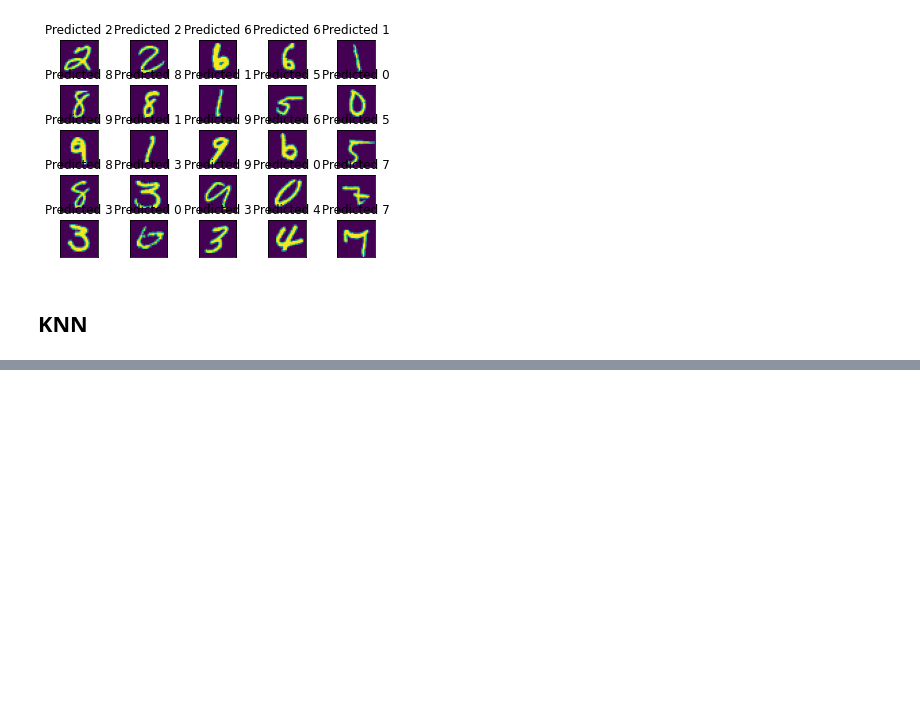
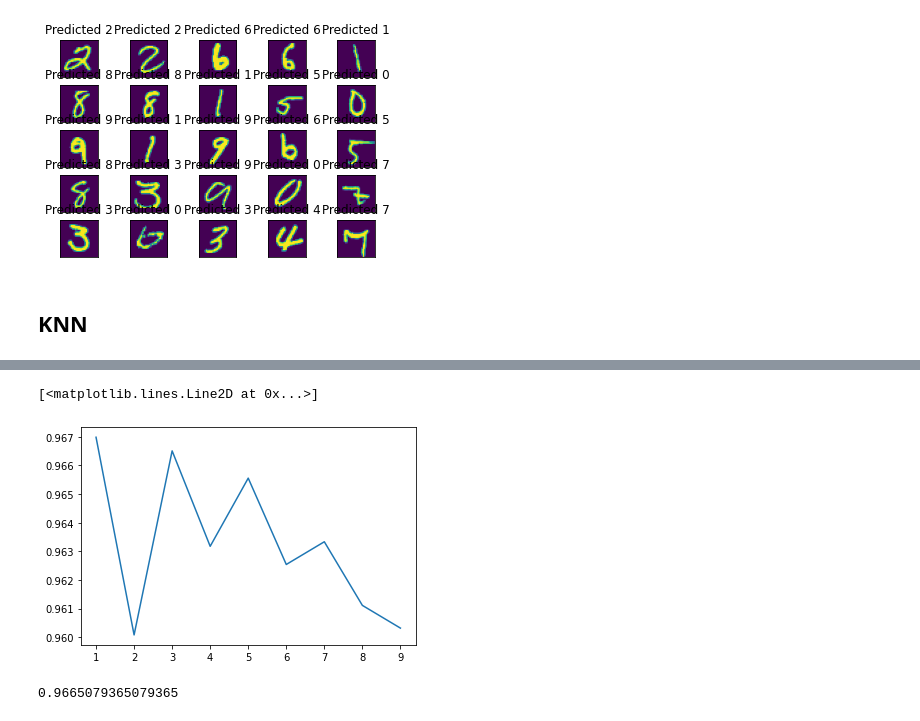
Before and after one commit to marcofuentes05/lab3-ds, a Jupyter notebook: Lab 3 - Number Recognition - Conv2D.ipynb, the cells around one changed output, grey strips where cells are left out. Saved outputs shown, nothing was run; the diff lists cells and outputs as text; code cells hidden in the pictures; blank space fills up the shorter version.

```diff
--- a/Lab 3 - Number Recognition - Conv2D.ipynb
+++ b/Lab 3 - Number Recognition - Conv2D.ipynb
@@ -236,0 +277,2 @@ plt.show()
+# %%
+x_train,x_test,y_train,y_test = train_test_split(x,y,test_size=0.30,random_state = 42)
@@ -236,0 +283,24 @@ plt.show()
+# %%
+from sklearn.neighbors import KNeighborsClassifier
+
+accuracy = []
+
+for i in range(1, 10):
+    knn = KNeighborsClassifier(n_neighbors=i)
+    knn.fit(x_train, y_train)
+
+    prediction = knn.predict(x_test)
+    accuracy.append(metrics.accuracy_score(y_test, prediction))
+# %%
+plt.plot(range(1,10),accuracy)
+# %% [output]
+[<matplotlib.lines.Line2D at 0x...>]
+[figure, added]
+# %%
+knn = KNeighborsClassifier(n_neighbors=3)
+knn.fit(x_train,y_train)
+
+predictions = knn.predict(x_test)
+metrics.accuracy_score(y_test,predictions)
+# %% [output]
+0.9665079365079365
```
Also changed, not shown: parts of 16 cells of this notebook, 1 other file.
